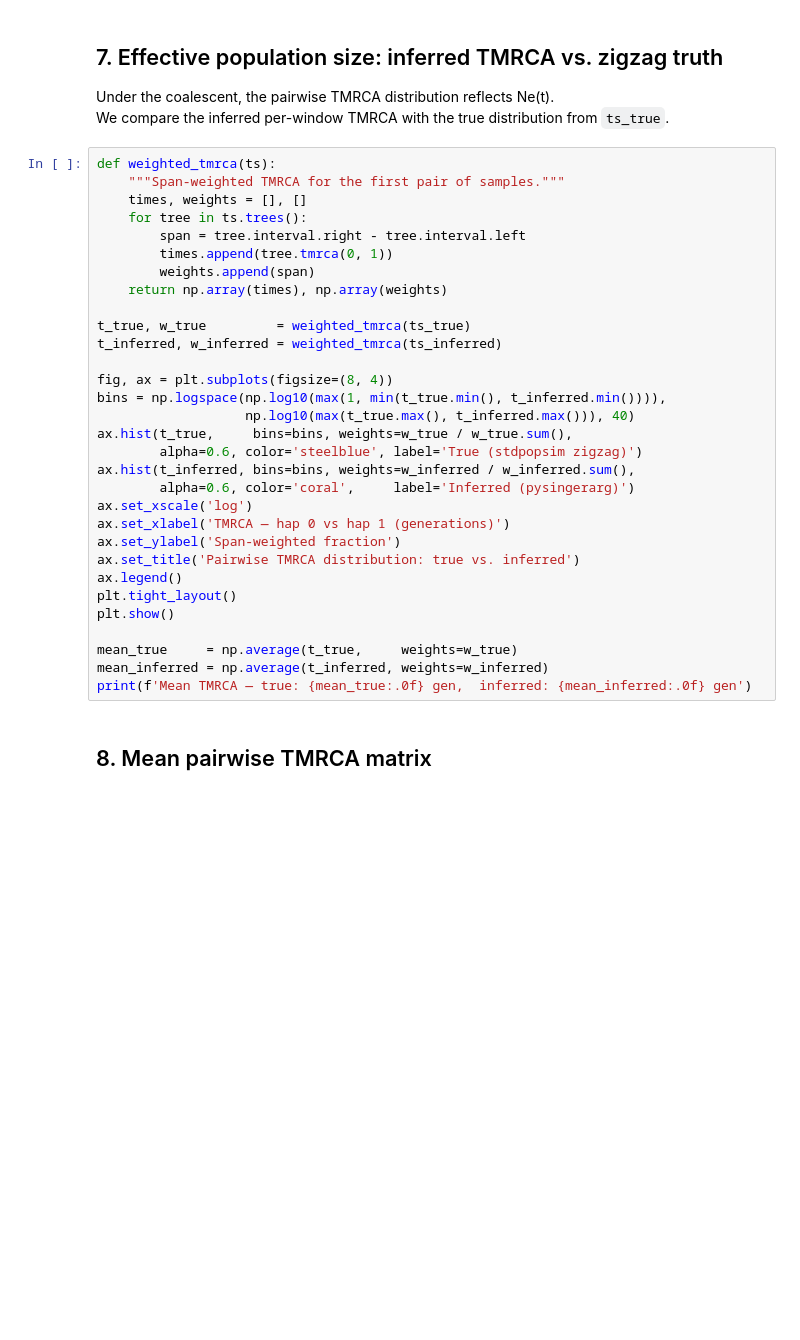
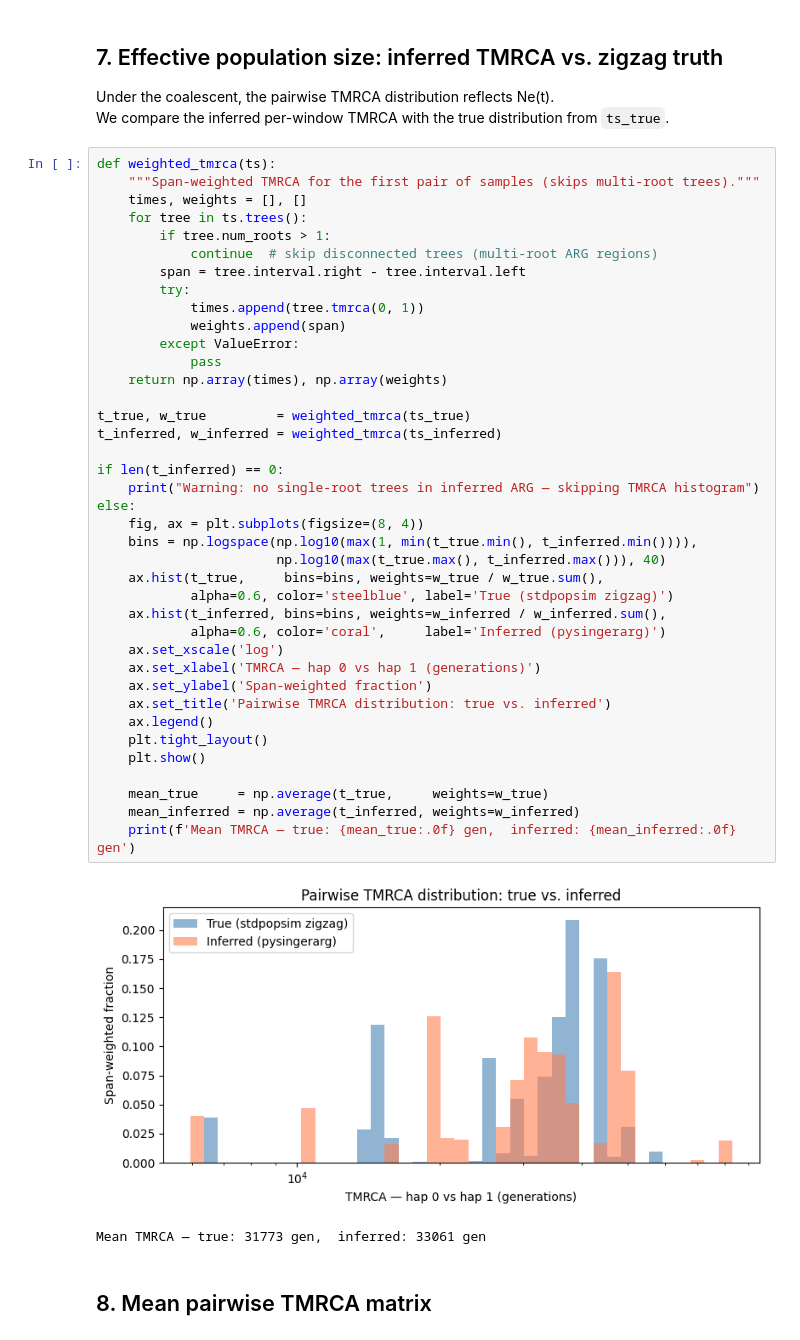
Before and after one commit to kevinkorfmann/pysinger, a Jupyter notebook: pysingerarg/demo.ipynb, the cells around one changed output. Cells and saved outputs as stored; diff of their text form; blank space fills up the shorter version.

```diff
--- a/pysingerarg/demo.ipynb
+++ b/pysingerarg/demo.ipynb
@@ -241,35 +296,46 @@ Under the coalescent, the pairwise TMRCA distribution reflects Ne(t).
 We compare the inferred per-window TMRCA with the true distribution from `ts_true`.
 # %%
 def weighted_tmrca(ts):
-    """Span-weighted TMRCA for the first pair of samples."""
+    """Span-weighted TMRCA for the first pair of samples (skips multi-root trees)."""
     times, weights = [], []
     for tree in ts.trees():
+        if tree.num_roots > 1:
+            continue  # skip disconnected trees (multi-root ARG regions)
         span = tree.interval.right - tree.interval.left
-        times.append(tree.tmrca(0, 1))
-        weights.append(span)
+        try:
+            times.append(tree.tmrca(0, 1))
+            weights.append(span)
+        except ValueError:
+            pass
     return np.array(times), np.array(weights)
 
 t_true, w_true         = weighted_tmrca(ts_true)
 t_inferred, w_inferred = weighted_tmrca(ts_inferred)
 
-fig, ax = plt.subplots(figsize=(8, 4))
-bins = np.logspace(np.log10(max(1, min(t_true.min(), t_inferred.min()))),
-                   np.log10(max(t_true.max(), t_inferred.max())), 40)
-ax.hist(t_true,     bins=bins, weights=w_true / w_true.sum(),
-        alpha=0.6, color='steelblue', label='True (stdpopsim zigzag)')
-ax.hist(t_inferred, bins=bins, weights=w_inferred / w_inferred.sum(),
-        alpha=0.6, color='coral',     label='Inferred (pysingerarg)')
-ax.set_xscale('log')
-ax.set_xlabel('TMRCA — hap 0 vs hap 1 (generations)')
-ax.set_ylabel('Span-weighted fraction')
-ax.set_title('Pairwise TMRCA distribution: true vs. inferred')
-ax.legend()
-plt.tight_layout()
-plt.show()
+if len(t_inferred) == 0:
+    print("Warning: no single-root trees in inferred ARG — skipping TMRCA histogram")
+else:
+    fig, ax = plt.subplots(figsize=(8, 4))
+    bins = np.logspace(np.log10(max(1, min(t_true.min(), t_inferred.min()))),
+                       np.log10(max(t_true.max(), t_inferred.max())), 40)
+    ax.hist(t_true,     bins=bins, weights=w_true / w_true.sum(),
+            alpha=0.6, color='steelblue', label='True (stdpopsim zigzag)')
+    ax.hist(t_inferred, bins=bins, weights=w_inferred / w_inferred.sum(),
+            alpha=0.6, color='coral',     label='Inferred (pysingerarg)')
+    ax.set_xscale('log')
+    ax.set_xlabel('TMRCA — hap 0 vs hap 1 (generations)')
+    ax.set_ylabel('Span-weighted fraction')
+    ax.set_title('Pairwise TMRCA distribution: true vs. inferred')
+    ax.legend()
+    plt.tight_layout()
+    plt.show()
 
-mean_true     = np.average(t_true,     weights=w_true)
-mean_inferred = np.average(t_inferred, weights=w_inferred)
-print(f'Mean TMRCA — true: {mean_true:.0f} gen,  inferred: {mean_inferred:.0f} gen')
+    mean_true     = np.average(t_true,     weights=w_true)
+    mean_inferred = np.average(t_inferred, weights=w_inferred)
+    print(f'Mean TMRCA — true: {mean_true:.0f} gen,  inferred: {mean_inferred:.0f} gen')
+# %% [output]
+[figure, added]
+Mean TMRCA — true: 31773 gen,  inferred: 33061 gen
 # %% [markdown]
 ## 8. Mean pairwise TMRCA matrix
 # %%
```
Also changed, not shown: parts of 11 cells of this notebook, 34 other files.
